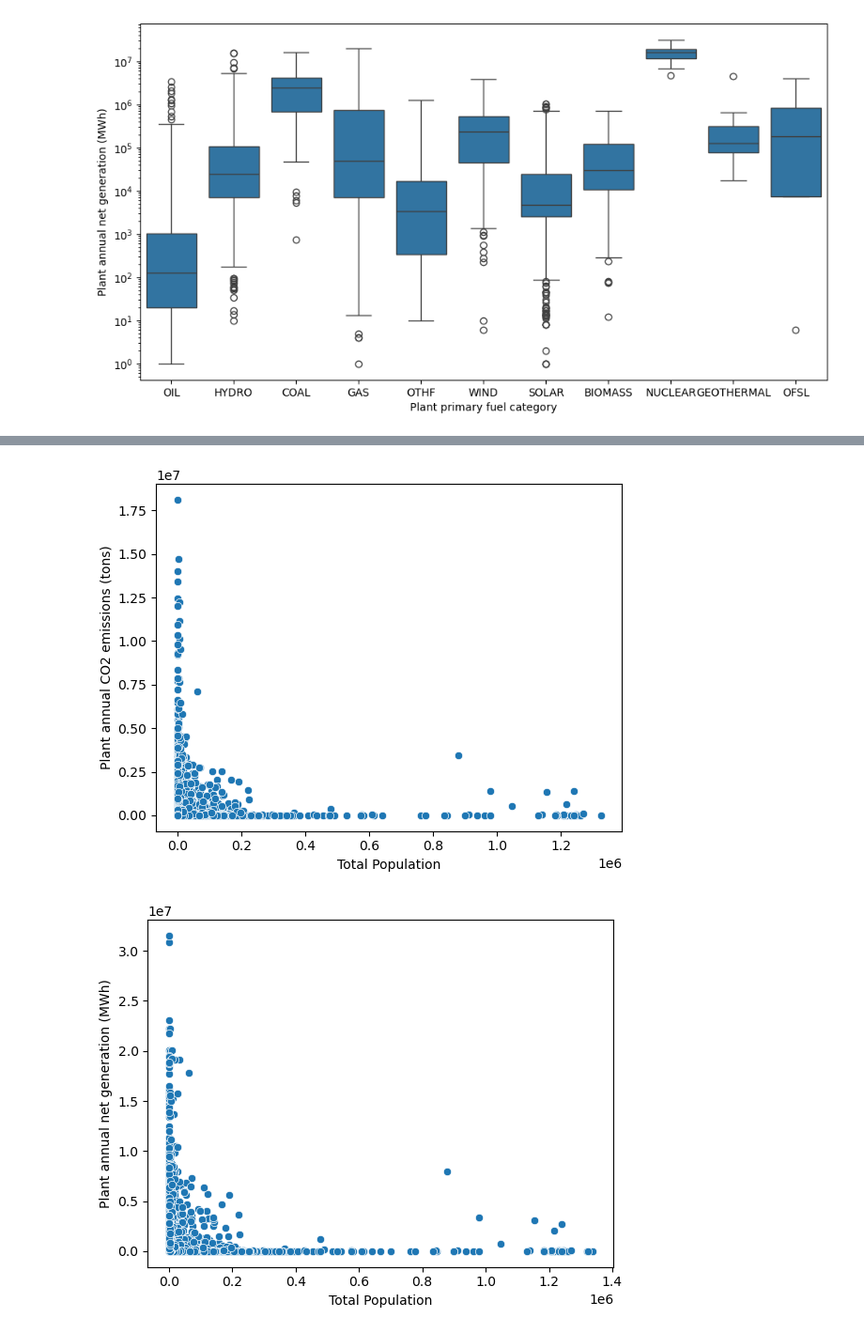
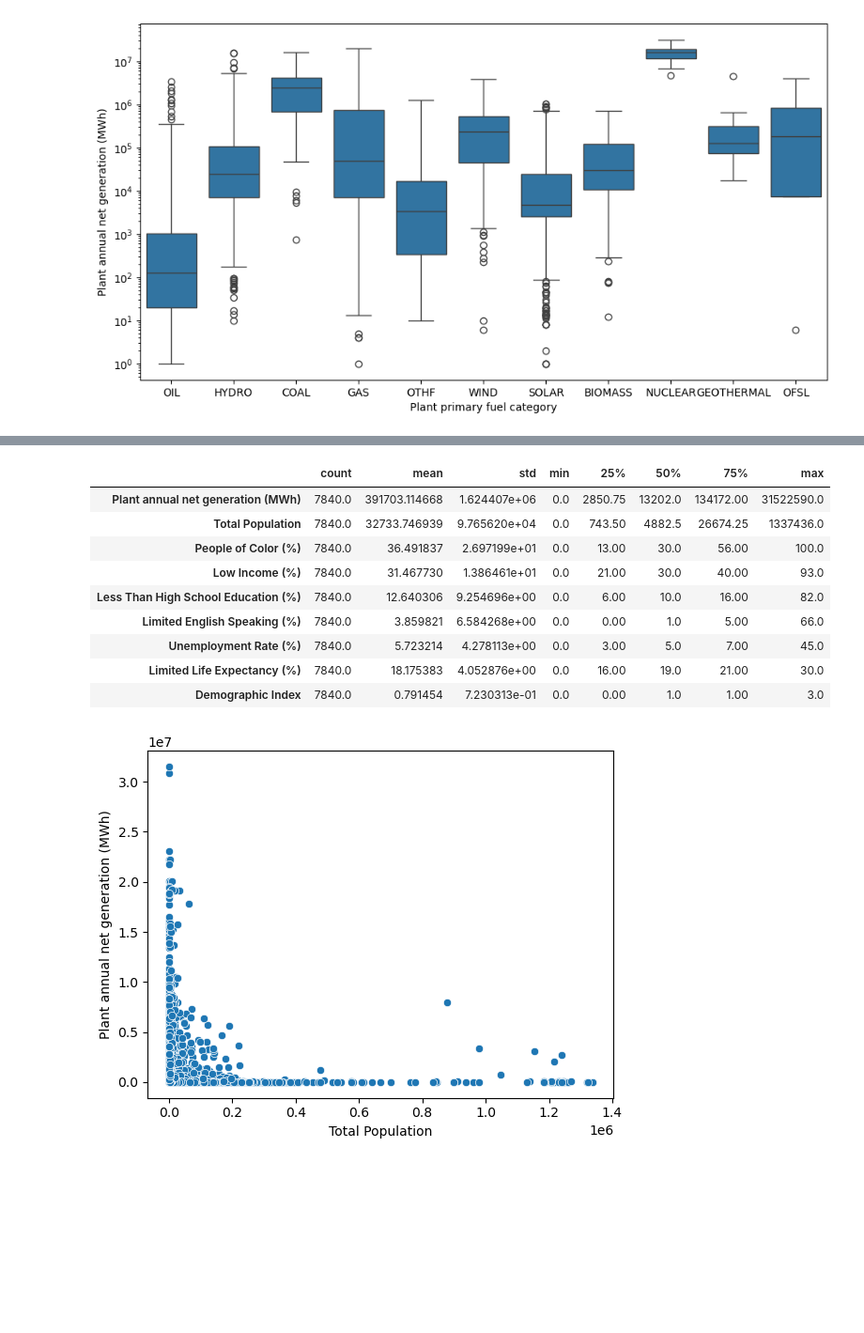
Before and after one commit to reilyfairchild/Data102_Final_Project, a Jupyter notebook: dataset_3_EDA.ipynb, the cells around one changed output, grey strips where cells are left out. Shown at 94% size. Saved outputs shown, nothing was run; the diff lists cells and outputs as text; code cells hidden in the pictures; blank space fills up the shorter version.

```diff
--- a/dataset_3_EDA.ipynb
+++ b/dataset_3_EDA.ipynb
@@ -281,11 +261,15 @@ net_gen_cat.groupby("Plant primary fuel category_x").count()
-# %%
-co2_pop = egrid_joined[['Total Population',"Plant annual net generation (MWh)"]].dropna()
-co2_pop['Plant annual net generation (MWh)'] = \
-    co2_pop['Plant annual CO2 emissions (tons)'].str.replace(',', '').astype(int)
-co2_pop['Total Population'] = \
-    co2_pop['Total Population'].str.replace(',', '').astype(int)
-ax = sns.scatterplot(x=co2_pop['Total Population'], y=co2_pop['Plant annual CO2 emissions (tons)'])
-# %% [output]
-[figure, removed]
+# %%
+egridf.describe().T
+# %% [output]
+|  | count | mean | std | min | 25% | 50% | 75% | max |
+| Plant annual net generation (MWh) | 7840.0 | 391703.114668 | 1.624407e+06 | 0.0 | 2850.75 | 13202.0 | 134172.00 | 31522590.0 |
+| Total Population | 7840.0 | 32733.746939 | 9.765620e+04 | 0.0 | 743.50 | 4882.5 | 26674.25 | 1337436.0 |
+| People of Color (%) | 7840.0 | 36.491837 | 2.697199e+01 | 0.0 | 13.00 | 30.0 | 56.00 | 100.0 |
+| Low Income (%) | 7840.0 | 31.467730 | 1.386461e+01 | 0.0 | 21.00 | 30.0 | 40.00 | 93.0 |
+| Less Than High School Education (%) | 7840.0 | 12.640306 | 9.254696e+00 | 0.0 | 6.00 | 10.0 | 16.00 | 82.0 |
+| Limited English Speaking (%) | 7840.0 | 3.859821 | 6.584268e+00 | 0.0 | 0.00 | 1.0 | 5.00 | 66.0 |
+| Unemployment Rate (%) | 7840.0 | 5.723214 | 4.278113e+00 | 0.0 | 3.00 | 5.0 | 7.00 | 45.0 |
+| Limited Life Expectancy (%) | 7840.0 | 18.175383 | 4.052876e+00 | 0.0 | 16.00 | 19.0 | 21.00 | 30.0 |
+| Demographic Index | 7840.0 | 0.791454 | 7.230313e-01 | 0.0 | 0.00 | 1.0 | 1.00 | 3.0 |
 # %%
 
```
Also changed, not shown: parts of 14 cells of this notebook.
